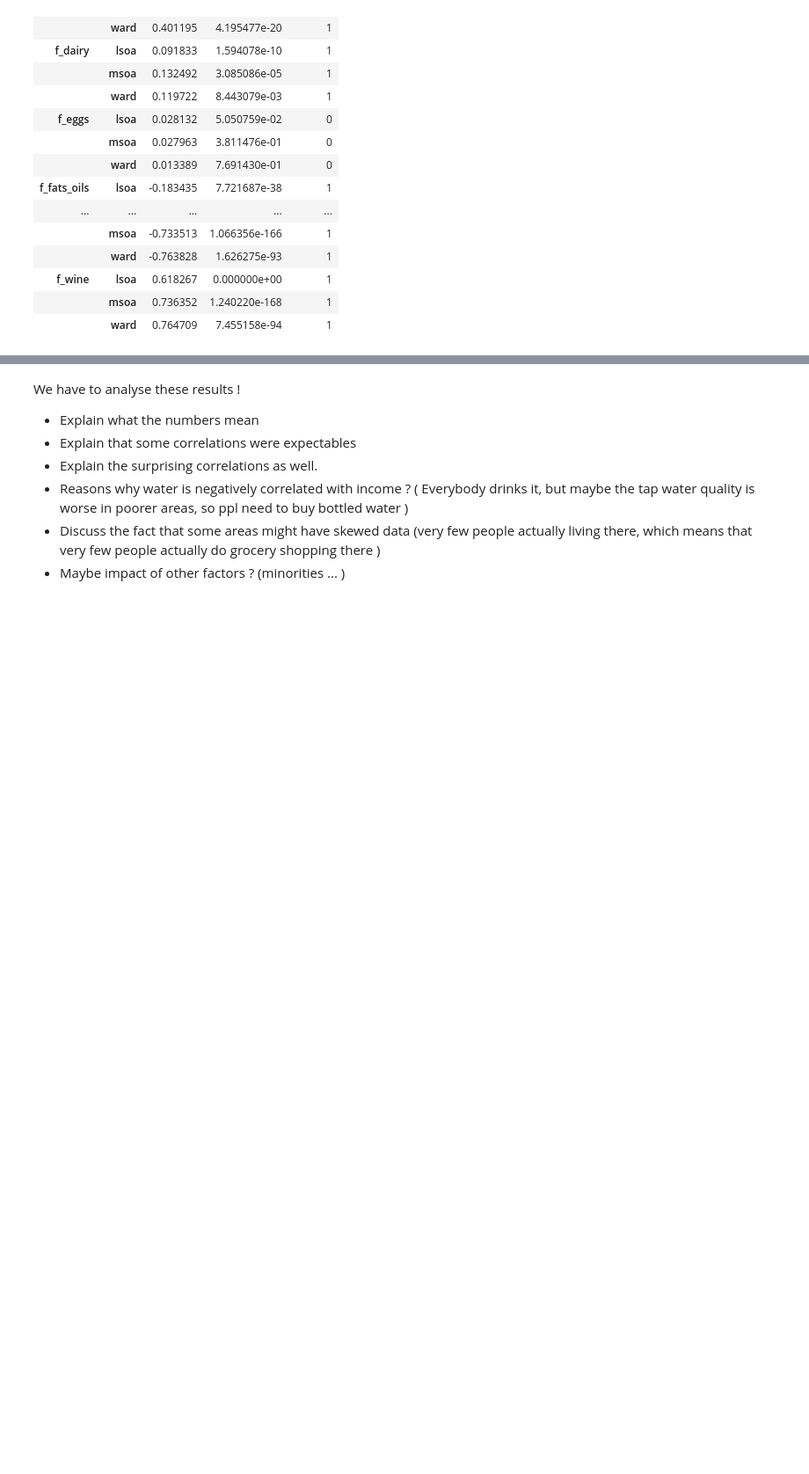
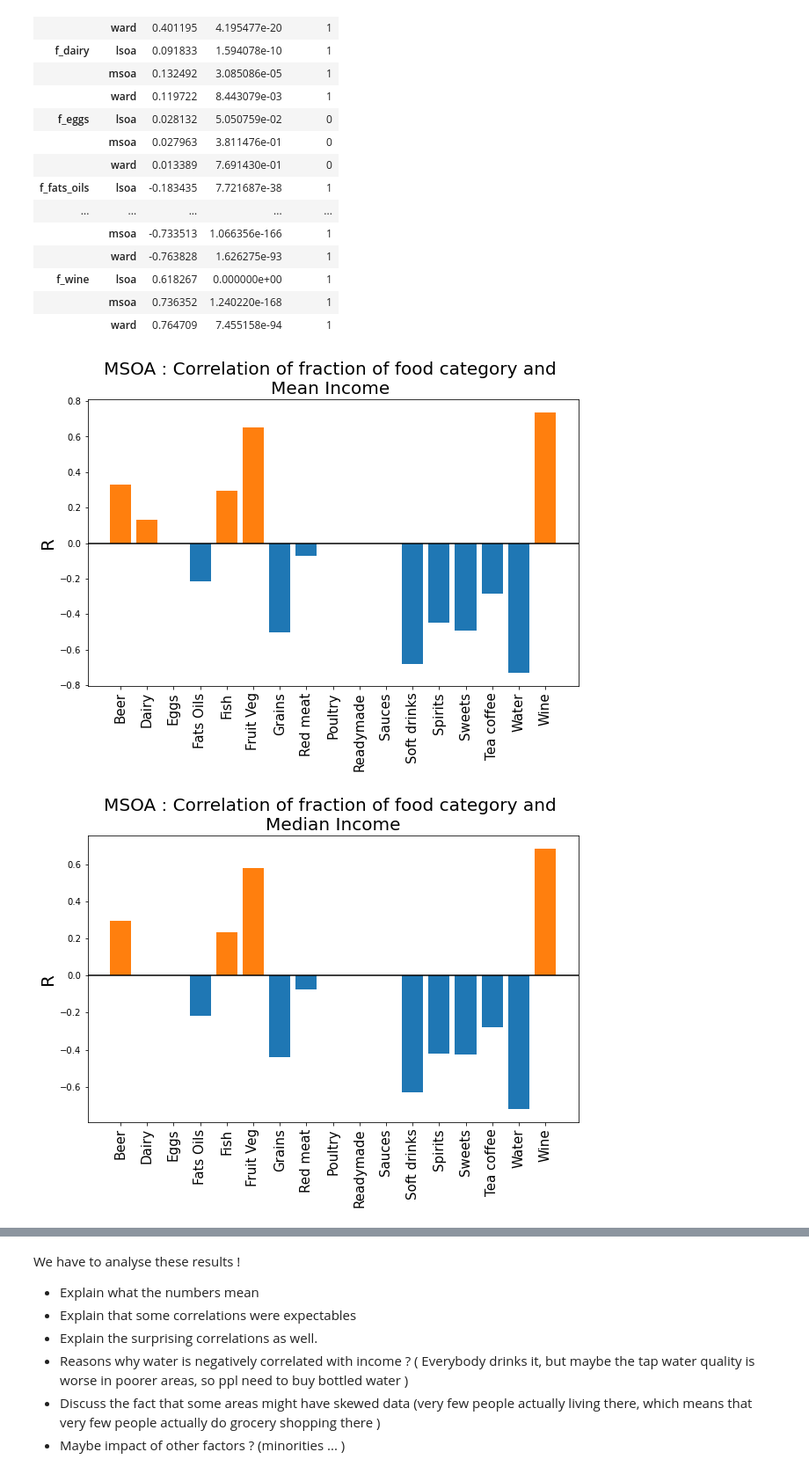
Before and after one commit to epfl-ada/ada-2020-project-milestone-p3-p3_p-ada-wan, a Jupyter notebook: Link_Groceries_Income.ipynb, the cells around one changed output, grey strips where cells are left out. Shown: that part at 88% size. Cells and saved outputs as stored; diff of their text form; code cells hidden in the pictures; blank space fills up the shorter version.

```diff
--- a/Link_Groceries_Income.ipynb
+++ b/Link_Groceries_Income.ipynb
@@ -203,3 +229,31 @@ compute_correlations_categories_incomes_grouped(dfs=groceries_dfs, income='mean_
 | f_wine | lsoa | 0.618267 | 0.000000e+00 | 1 |
 |  | msoa | 0.736352 | 1.240220e-168 | 1 |
 |  | ward | 0.764709 | 7.455158e-94 | 1 |
+# %%
+
+categories_labels = ['Beer', 'Dairy', 'Eggs', 'Fats Oils', 'Fish', 'Fruit Veg', 'Grains', 'Red meat',
+                       'Poultry', 'Readymade', 'Sauces', 'Soft drinks', 'Spirits', 'Sweets', 'Tea coffee',
+                       'Water', 'Wine']
+
+correlation_msoa = compute_correlations_categories_incomes(df=groceries_income_msoa, income='mean_income')
+
+fig = plt.figure(figsize=(10,6))
+plt.title('MSOA : Correlation of fraction of food category and \nMean Income ', fontsize=20)
+plt.bar(correlation_msoa.Category,correlation_msoa.R, color = [ 'white' if not v[3] else'tab:orange' if v[1] > 0 else 'tab:blue' for v in correlation_msoa.values])
+plt.xticks(correlation_msoa.Category,categories_labels, rotation='vertical',fontsize=15)
+plt.axhline(y=0,color='black')
+plt.ylabel('R',fontsize=20)
+plt.show()
+
+correlation_msoa = compute_correlations_categories_incomes(df=groceries_income_msoa, income='median_income')
+
+fig = plt.figure(figsize=(10,6))
+plt.title('MSOA : Correlation of fraction of food category and \nMedian Income', fontsize=20)
+plt.bar(correlation_msoa.Category,correlation_msoa.R, color = [ 'white' if not v[3] else'tab:orange' if v[1] > 0 else 'tab:blue' for v in correlation_msoa.values])
+plt.xticks(correlation_msoa.Category,categories_labels, rotation='vertical',fontsize=15)
+plt.axhline(y=0,color='black')
+plt.ylabel('R',fontsize=20)
+plt.show()
+# %% [output]
+[figure, added]
+[figure, added]
```
Also changed, not shown: parts of 27 cells of this notebook.
